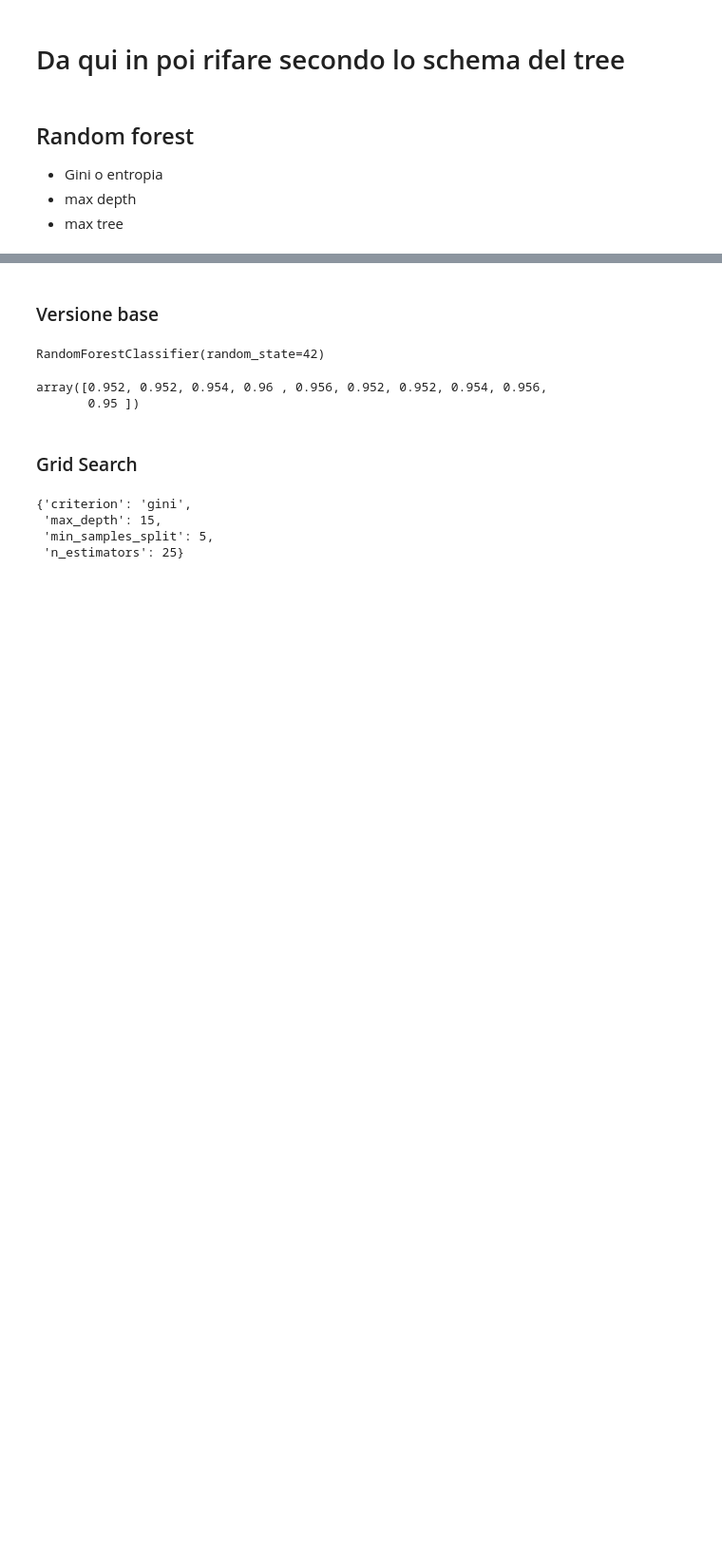
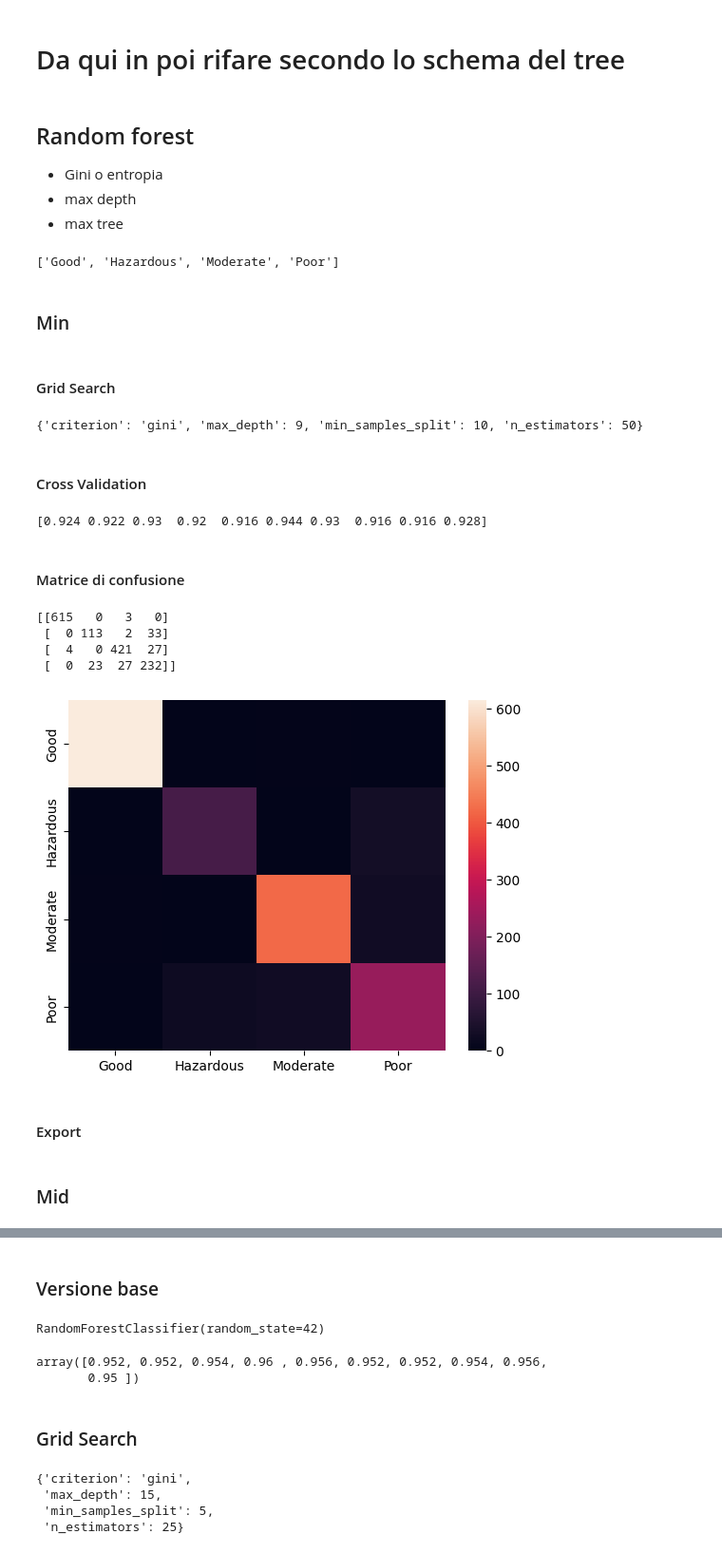
Before and after one commit to MauroMuratore/machine-learning, a Jupyter notebook: main.ipynb, the cells around one changed output, grey strips where cells are left out. Shown at 95% size. Saved outputs shown, nothing was run; the diff lists cells and outputs as text; code cells hidden in the pictures; blank space fills up the shorter version.

Commit message:
Inizio refactoring Forest

```diff
--- a/main.ipynb
+++ b/main.ipynb
@@ -534,3 +564,72 @@ Text(0.5, 0.98, 'Classification tree')
 - Gini o entropia
 - max depth
 - max tree
+# %%
+forest_param_grid = [{
+    "criterion": ["gini", "entropy", "log_loss"],
+    "n_estimators": [2, 5, 10, 25, 50, 100],
+    "max_depth": [3,5,7,9,15,20, None],
+    "min_samples_split": [2, 5, 10, 50, 100, 250]
+    }]
+
+forest_param_list = []
+tick_model = ["min","mid", "max"]
+tick_class = ord_enc.categories_[0].tolist()
+print(tick_class)
+# %% [output]
+['Good', 'Hazardous', 'Moderate', 'Poor']
+# %% [markdown]
+### Min
+# %% [markdown]
+#### Grid Search
+# %%
+forest_min_search_grid = GridSearchCV(
+    RandomForestClassifier(random_state=RANDOM_SEED),
+    param_grid=forest_param_grid,
+    cv=5,
+    return_train_score=True
+)
+forest_min_search_grid.fit(X_min_t, y_train)
+grid_best_params = forest_min_search_grid.best_params_
+forest_param_list.append((grid_best_params["max_depth"], grid_best_params["min_samples_split"]))
+print(grid_best_params)
+# %% [output]
+{'criterion': 'gini', 'max_depth': 9, 'min_samples_split': 10, 'n_estimators': 50}
+# %% [markdown]
+#### Cross Validation
+# %%
+min_forest_score =cross_val_score(
+    RandomForestClassifier(
+        criterion=grid_best_params["criterion"],
+        max_depth=grid_best_params["max_depth"],
+        min_samples_split=grid_best_params["min_samples_split"],
+        n_estimators=grid_best_params["n_estimators"],
+        random_state=RANDOM_SEED),
+    X_min,
+    y,
+    cv=10
+)
+print(min_forest_score)
+# %% [output]
+[0.924 0.922 0.93  0.92  0.916 0.944 0.93  0.916 0.916 0.928]
+# %% [markdown]
+#### Matrice di confusione
+# %%
+min_forest = RandomForestClassifier(
+    criterion=grid_best_params["criterion"],
+    max_depth=grid_best_params["max_depth"],
+    min_samples_split=grid_best_params["min_samples_split"],
+    n_estimators=grid_best_params["n_estimators"],
+    random_state=RANDOM_SEED
+)
+min_forest.fit(X_min_t, y_train)
+y_pred = min_forest.predict(X_min_v)
+plot_confusion_matrix(y_val, y_pred)
+# %% [output]
+[[615   0   3   0]
+ [  0 113   2  33]
+ [  4   0 421  27]
+ [  0  23  27 232]]
+[figure, added]
+# %% [markdown]
+#### Export
@@ -536,0 +643,2 @@ Text(0.5, 0.98, 'Classification tree')
+# %% [markdown]
+### Mid
```
Also changed, not shown: parts of 35 cells of this notebook.
